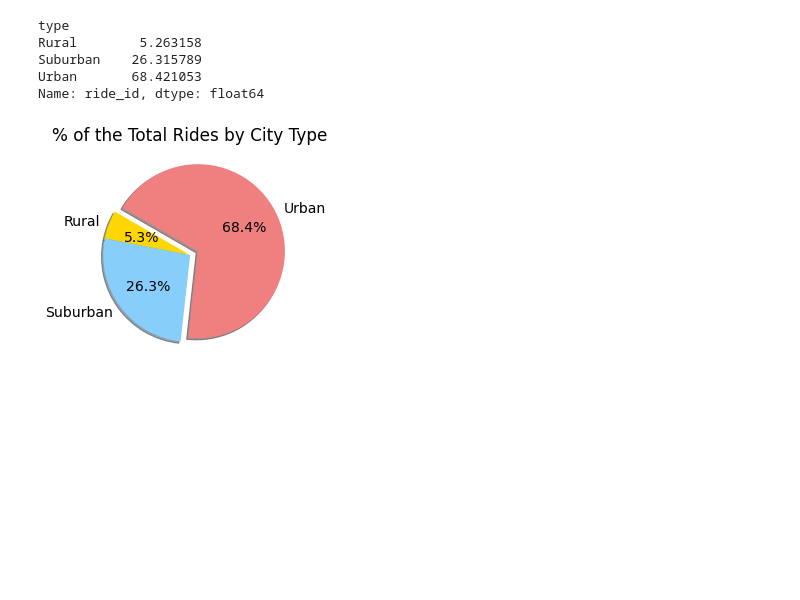
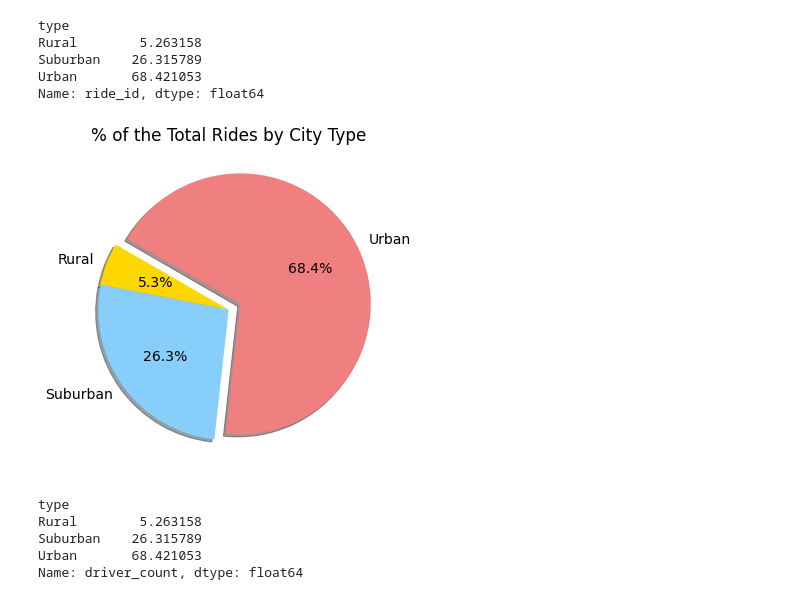
Before and after one commit to ccastanette/PyBer_Analysis, a Jupyter notebook: PyBer.ipynb, the cells around one changed output. Saved outputs shown, nothing was run; the diff lists cells and outputs as text; code cells hidden in the pictures; blank space fills up the shorter version.

```diff
--- a/PyBer.ipynb
+++ b/PyBer.ipynb
@@ -895,19 +896,28 @@ Urban       68.421053
 Name: ride_id, dtype: float64
 # %%
 # Build the percentage of fares by city type chart
-
+plt.subplots(figsize=(10, 6))
 plt.pie(ride_percents,
         labels=["Rural", "Suburban", "Urban"],
        colors=["gold", "lightskyblue", "lightcoral"],
        explode=[0,0,0.1],
        autopct='%1.1f%%',
        shadow=True, startangle=150)
 plt.title("% of the Total Rides by City Type")
 # Change the default font size from 10 to 14
 mpl.rcParams['font.size'] = 14
 # Save Figure
 plt.savefig("analysis/Fig6.png")
 # Show Figure
 plt.show()
 # %% [output]
-[figure, old version]
+[figure, new version]
+# %%
+driver_percents = 100 * city_data_df.groupby(["type"]).sum()["driver_count"] / pyber_data_df["driver_count"].count()
+driver_percents
+# %% [output]
+type
+Rural        5.263158
+Suburban    26.315789
+Urban       68.421053
+Name: driver_count, dtype: float64
```
Also changed, not shown: parts of 1 cell of this notebook, 1 other file.
